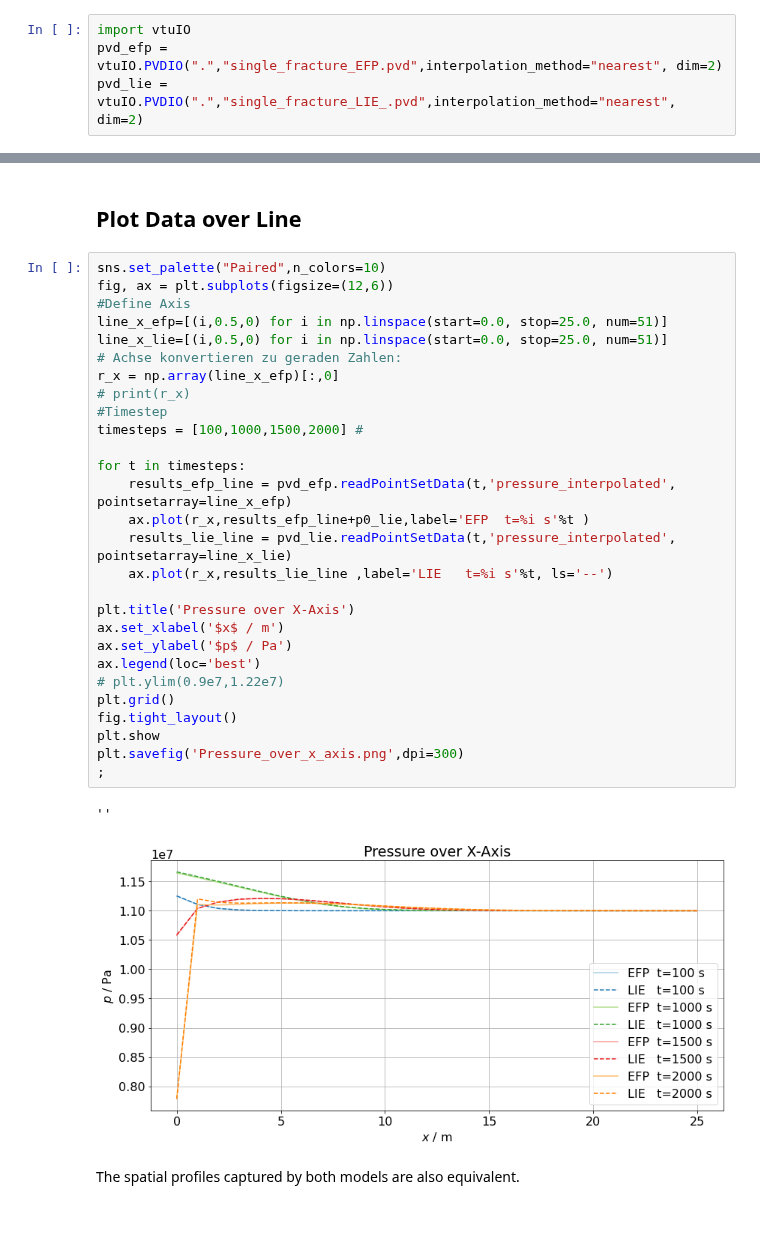
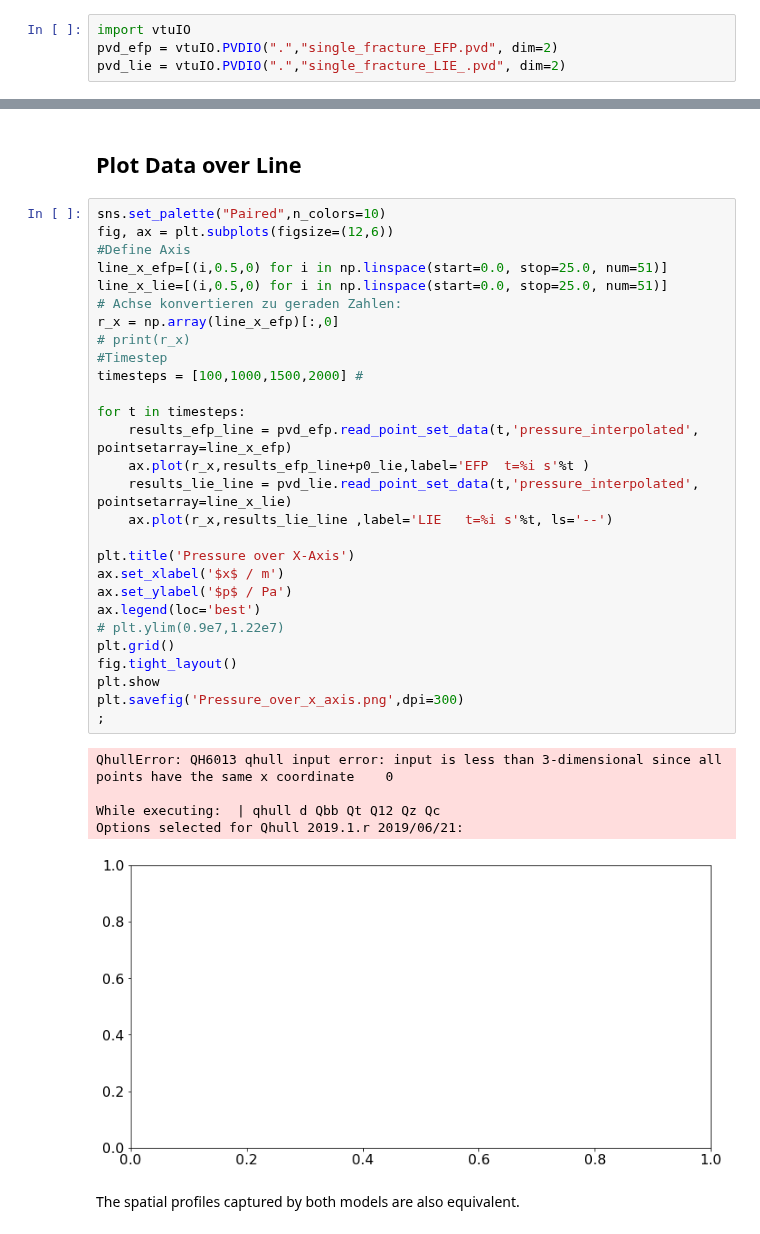
Before and after one commit to nagelt/MechanicsTrainingCourse2020, a Jupyter notebook: SingleFrac_EFP_vs_LIE/model_run.ipynb, the cells around one changed output, grey strips where cells are left out. Saved outputs shown, nothing was run; the diff lists cells and outputs as text.

```diff
--- a/SingleFrac_EFP_vs_LIE/model_run.ipynb
+++ b/SingleFrac_EFP_vs_LIE/model_run.ipynb
@@ -372,8 +372,8 @@ Execution took 47.963526010513306 s
 # Postprocessing
 # %%
 import vtuIO
-pvd_efp = vtuIO.PVDIO(".","single_fracture_EFP.pvd",interpolation_method="nearest", dim=2)
-pvd_lie = vtuIO.PVDIO(".","single_fracture_LIE_.pvd",interpolation_method="nearest", dim=2)
+pvd_efp = vtuIO.PVDIO(".","single_fracture_EFP.pvd", dim=2)
+pvd_lie = vtuIO.PVDIO(".","single_fracture_LIE_.pvd", dim=2)
 # %% [output]
 ./single_fracture_EFP.pvd
 ./single_fracture_LIE_.pvd
@@ -437,34 +437,37 @@ The pressure evolution during injection and production is captured by both model
 # %%
 sns.set_palette("Paired",n_colors=10)
 fig, ax = plt.subplots(figsize=(12,6))
 #Define Axis
 line_x_efp=[(i,0.5,0) for i in np.linspace(start=0.0, stop=25.0, num=51)]
 line_x_lie=[(i,0.5,0) for i in np.linspace(start=0.0, stop=25.0, num=51)]
 # Achse konvertieren zu geraden Zahlen:
 r_x = np.array(line_x_efp)[:,0]
 # print(r_x)
 #Timestep
 timesteps = [100,1000,1500,2000] #
 
 for t in timesteps:
-    results_efp_line = pvd_efp.readPointSetData(t,'pressure_interpolated', pointsetarray=line_x_efp)
+    results_efp_line = pvd_efp.read_point_set_data(t,'pressure_interpolated', pointsetarray=line_x_efp)
     ax.plot(r_x,results_efp_line+p0_lie,label='EFP  t=%i s'%t )
-    results_lie_line = pvd_lie.readPointSetData(t,'pressure_interpolated', pointsetarray=line_x_lie)
+    results_lie_line = pvd_lie.read_point_set_data(t,'pressure_interpolated', pointsetarray=line_x_lie)
     ax.plot(r_x,results_lie_line ,label='LIE   t=%i s'%t, ls='--')
 
 plt.title('Pressure over X-Axis')
 ax.set_xlabel('$x$ / m')
 ax.set_ylabel('$p$ / Pa')
 ax.legend(loc='best')
 # plt.ylim(0.9e7,1.22e7)
 plt.grid()
 fig.tight_layout()
 plt.show
 plt.savefig('Pressure_over_x_axis.png',dpi=300)
 ;
 # %% [output]
-''
+QhullError: QH6013 qhull input error: input is less than 3-dimensional since all points have the same x coordinate    0
+
+While executing:  | qhull d Qbb Qt Q12 Qz Qc
+Options selected for Qhull 2019.1.r 2019/06/21:
-[figure, old version]
+[figure, new version]
 # %% [markdown]
 The spatial profiles captured by both models are also equivalent.
 # %% [markdown]
```
Also changed, not shown: parts of 8 cells of this notebook, 8 other files.
